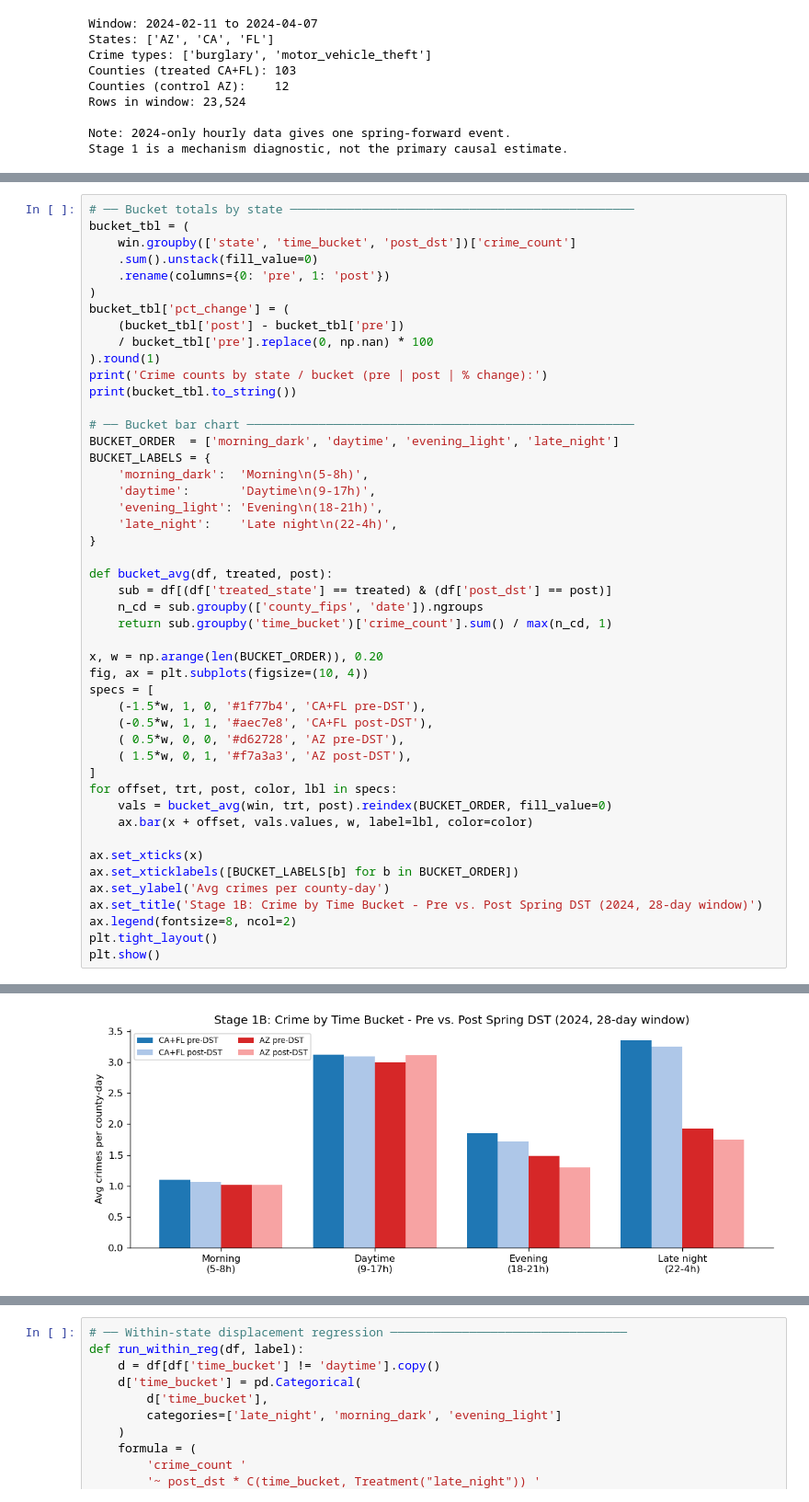
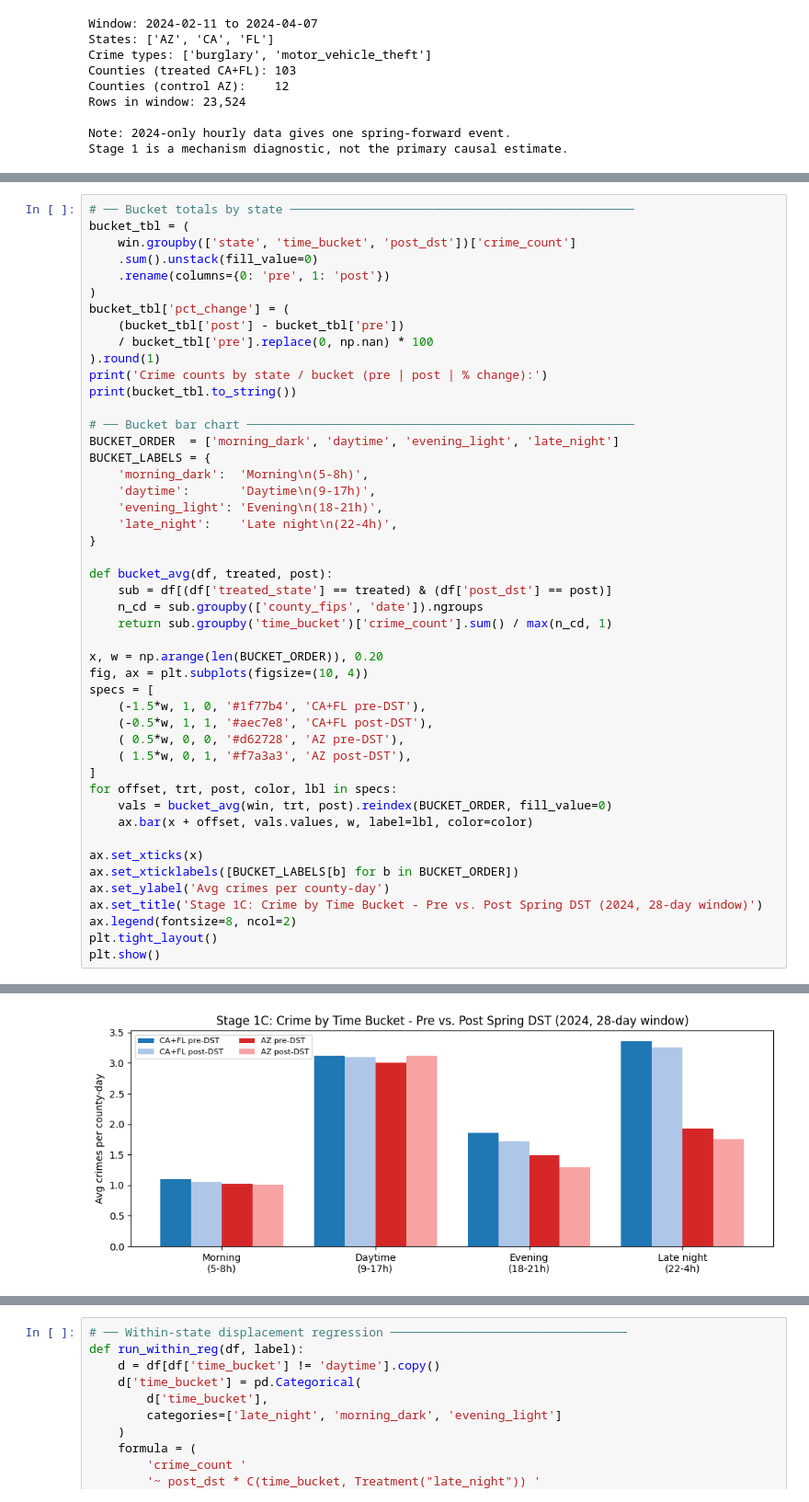
Before and after one commit to shellyycao/IDS701_UDS_Final_Project, a Jupyter notebook: notebooks/dst_crime_analysis.ipynb, the cells around one changed output, grey strips where cells are left out. Shown at 92% size. Cells and saved outputs as stored; diff of their text form.

```diff
--- a/notebooks/dst_crime_analysis.ipynb
+++ b/notebooks/dst_crime_analysis.ipynb
@@ -271,7 +394,7 @@ for offset, trt, post, color, lbl in specs:
 ax.set_xticks(x)
 ax.set_xticklabels([BUCKET_LABELS[b] for b in BUCKET_ORDER])
 ax.set_ylabel('Avg crimes per county-day')
-ax.set_title('Stage 1B: Crime by Time Bucket - Pre vs. Post Spring DST (2024, 28-day window)')
+ax.set_title('Stage 1C: Crime by Time Bucket - Pre vs. Post Spring DST (2024, 28-day window)')
 ax.legend(fontsize=8, ncol=2)
 plt.tight_layout()
 plt.show()
@@ -294,2 +417,2 @@ FL    daytime         516   500     -3.1000
-[figure, old version]
+[figure, new version]
 # %% [markdown]
```
Also changed, not shown: parts of 14 cells of this notebook, 19 other files.
